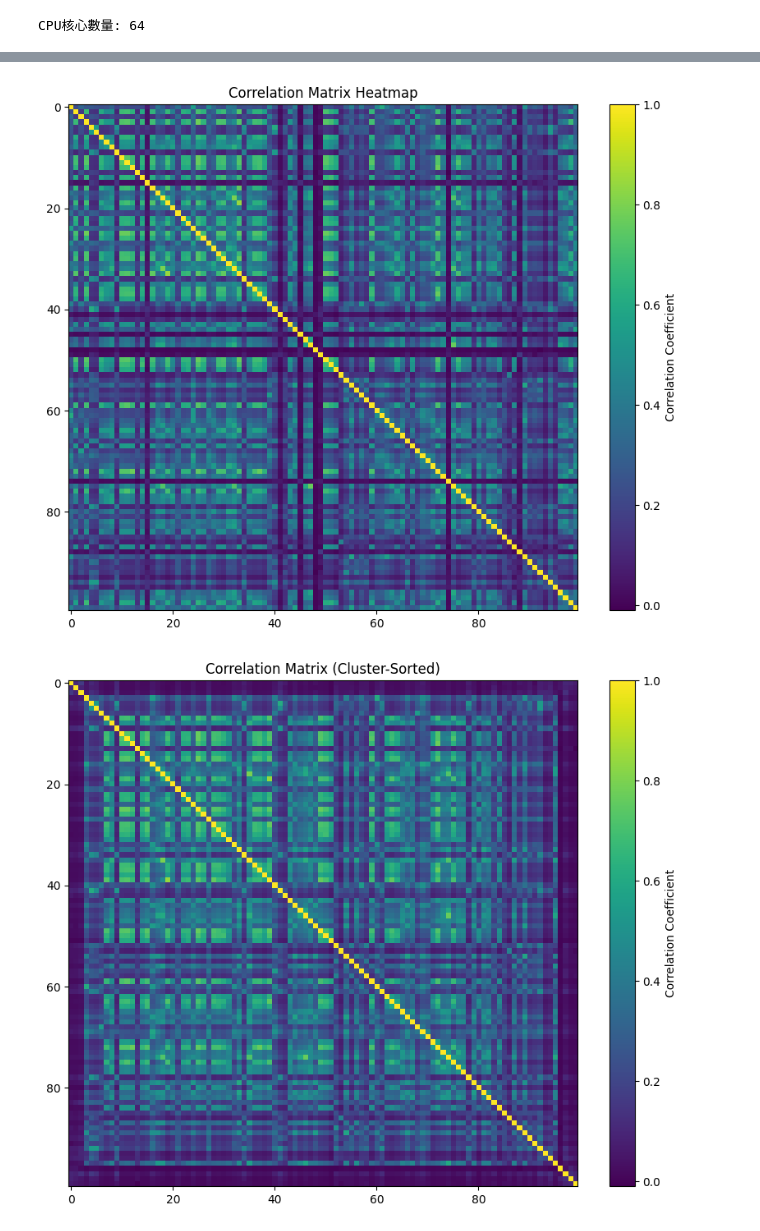
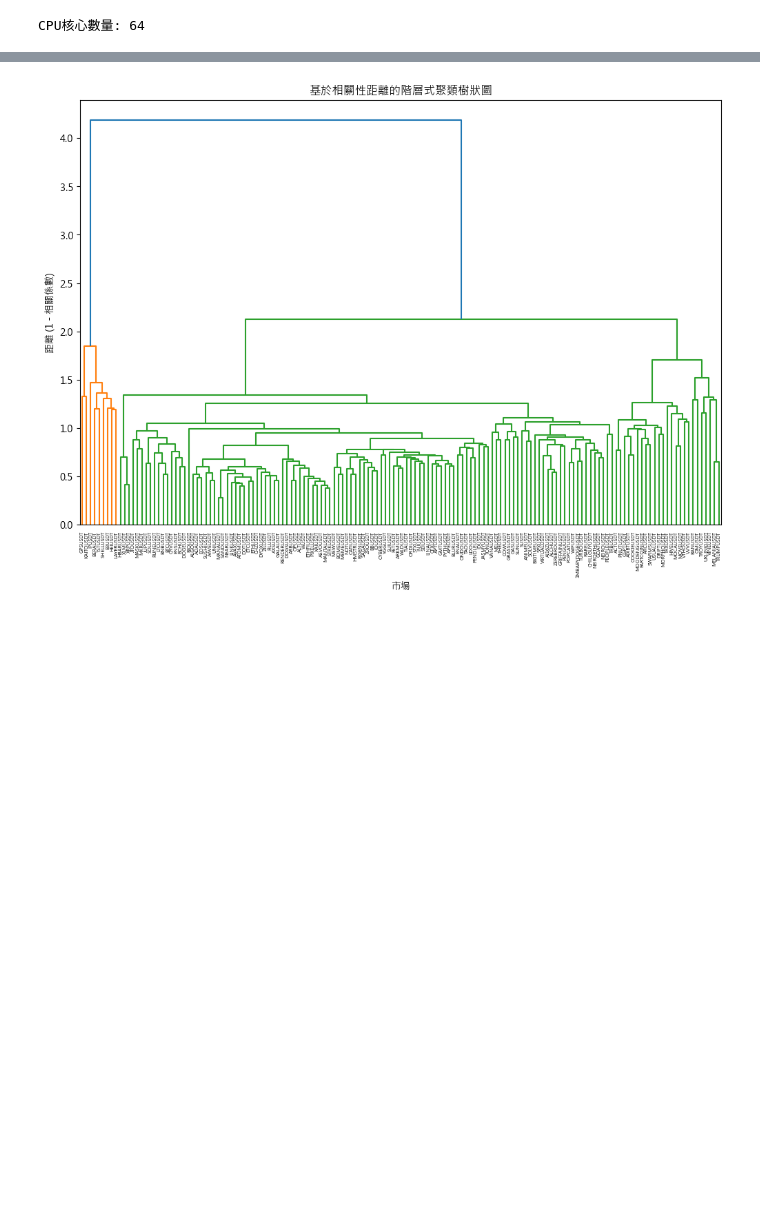
Before and after one commit to ChengYen-Tang/Crypto, a Jupyter notebook: statistics_arb/grouping.ipynb, the cells around one changed output, grey strips where cells are left out. Saved outputs shown, nothing was run; the diff lists cells and outputs as text; code cells hidden in the pictures; blank space fills up the shorter version.

```diff
--- a/statistics_arb/grouping.ipynb
+++ b/statistics_arb/grouping.ipynb
@@ -281,24 +252,28 @@ df_clusters.head(30)
-# %%
-# 畫出原始相關係數熱力圖
-plt.figure(figsize=(10, 8))
-plt.imshow(cor_matrix, aspect='auto', interpolation='nearest')
-plt.title("Correlation Matrix Heatmap")
-plt.colorbar(label='Correlation Coefficient')
-plt.show()
-
-# 根據聚類結果重新排序市場
-sorted_symbols = df_clusters['symbol'].values.tolist()
-sorted_index = [symbols.index(sym) for sym in sorted_symbols]
-sorted_cor = cor_matrix.values[sorted_index][:, sorted_index]
-
-plt.figure(figsize=(10, 8))
-plt.imshow(sorted_cor, aspect='auto', interpolation='nearest')
-plt.title("Correlation Matrix (Cluster-Sorted)")
-plt.colorbar(label='Correlation Coefficient')
-plt.show()
-# %% [output]
-[figure, removed]
-[figure, removed]
+# %%
+from scipy.cluster.hierarchy import linkage, dendrogram
+
+# 填補 NaN 值 (若某些市場間無足夠重疊，將其視為相關性 0)
+cor_matrix_filled = cor_matrix.fillna(0)
+
+# 以相關矩陣建立距離矩陣 (d = 1 - correlation)
+dist_matrix = 1 - cor_matrix_filled
+
+# 檢查是否有非有限值
+if not np.all(np.isfinite(dist_matrix)):
+    raise ValueError("距離矩陣中仍含有非有限值！")
+
+# 使用 average linkage 進行階層式聚類
+Z = linkage(dist_matrix, method='average')
+
+# 繪製樹狀圖
+plt.figure(figsize=(12, 8))
+dendrogram(Z, labels=cor_matrix.columns, leaf_rotation=90)
+plt.title("基於相關性距離的階層式聚類樹狀圖")
+plt.xlabel("市場")
+plt.ylabel("距離 (1 - 相關係數)")
+plt.show()
+# %% [output]
+[figure, added]
 # %%
 import itertools
 
```
Also changed, not shown: parts of 11 cells of this notebook.
